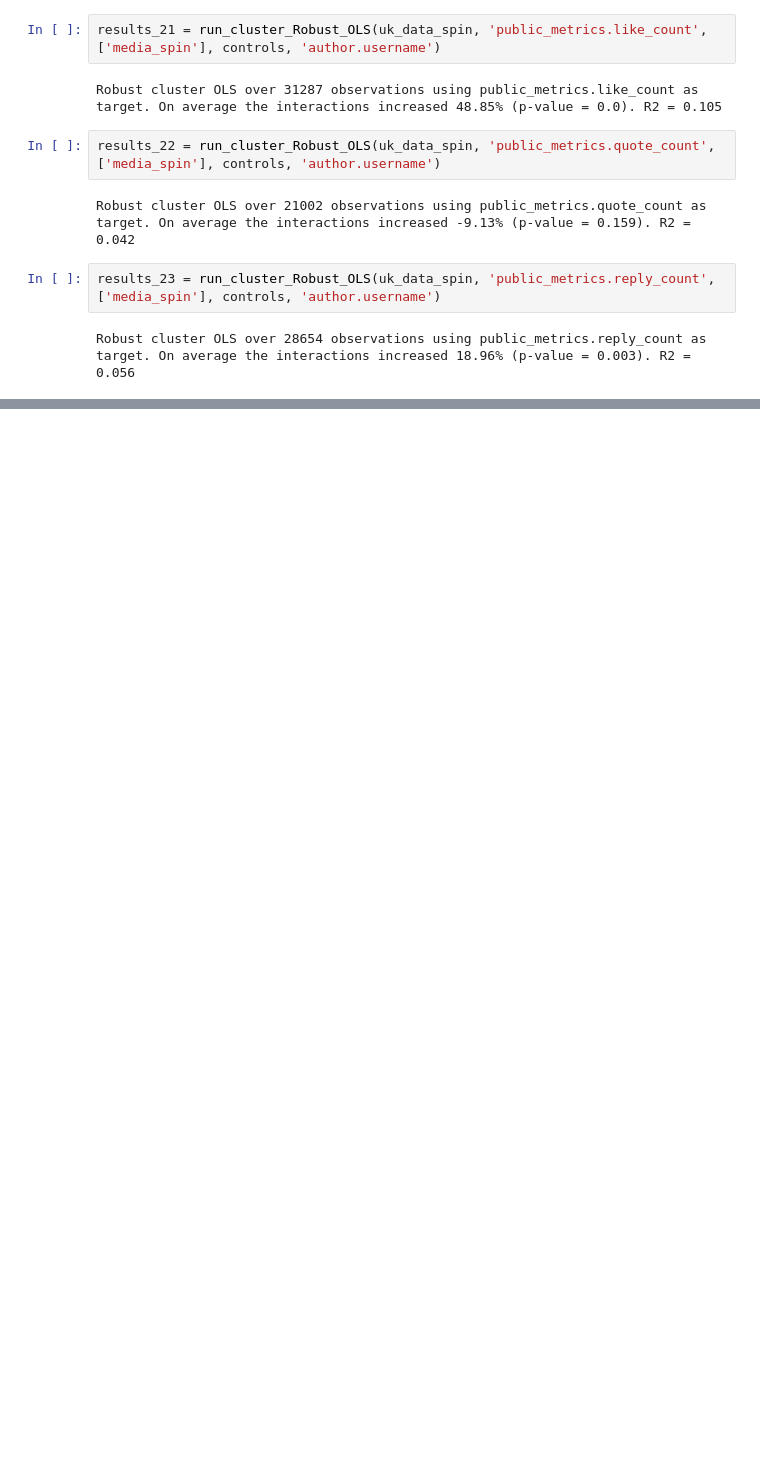
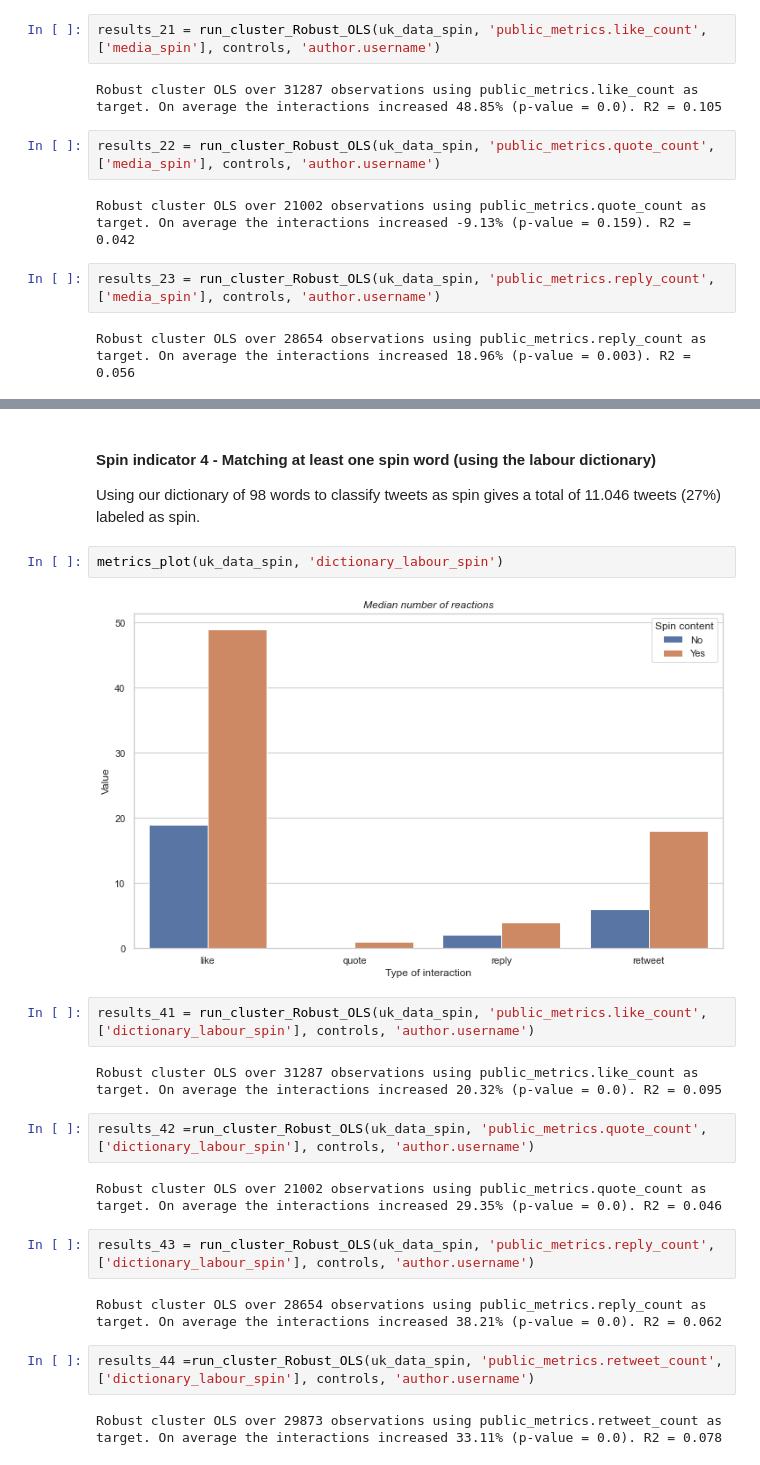
Before and after one commit to andresvBSE/TM-Spin-PSET4, a Jupyter notebook: HW4 - spin.ipynb, the cells around one changed output, grey strips where cells are left out. Cells and saved outputs as stored; diff of their text form; blank space fills up the shorter version.

```diff
--- a/HW4 - spin.ipynb
+++ b/HW4 - spin.ipynb
@@ -168,0 +208,24 @@ Robust cluster OLS over 29873 observations using public_metrics.retweet_count as
+# %% [markdown]
+#### Spin indicator 4 - Matching at least one spin word (using the labour dictionary)
+
+Using our dictionary of 98 words to classify tweets as spin gives a total of 11.046 tweets (27%) labeled as spin.
+# %%
+metrics_plot(uk_data_spin, 'dictionary_labour_spin')
+# %% [output]
+[figure, added]
+# %%
+results_41 = run_cluster_Robust_OLS(uk_data_spin, 'public_metrics.like_count', ['dictionary_labour_spin'], controls, 'author.username')
+# %% [output]
+Robust cluster OLS over 31287 observations using public_metrics.like_count as target. On average the interactions increased 20.32% (p-value = 0.0). R2 = 0.095
+# %%
+results_42 =run_cluster_Robust_OLS(uk_data_spin, 'public_metrics.quote_count', ['dictionary_labour_spin'], controls, 'author.username')
+# %% [output]
+Robust cluster OLS over 21002 observations using public_metrics.quote_count as target. On average the interactions increased 29.35% (p-value = 0.0). R2 = 0.046
+# %%
+results_43 = run_cluster_Robust_OLS(uk_data_spin, 'public_metrics.reply_count', ['dictionary_labour_spin'], controls, 'author.username')
+# %% [output]
+Robust cluster OLS over 28654 observations using public_metrics.reply_count as target. On average the interactions increased 38.21% (p-value = 0.0). R2 = 0.062
+# %%
+results_44 =run_cluster_Robust_OLS(uk_data_spin, 'public_metrics.retweet_count', ['dictionary_labour_spin'], controls, 'author.username')
+# %% [output]
+Robust cluster OLS over 29873 observations using public_metrics.retweet_count as target. On average the interactions increased 33.11% (p-value = 0.0). R2 = 0.078
```
Also changed, not shown: parts of 13 cells of this notebook, 2 other files.
